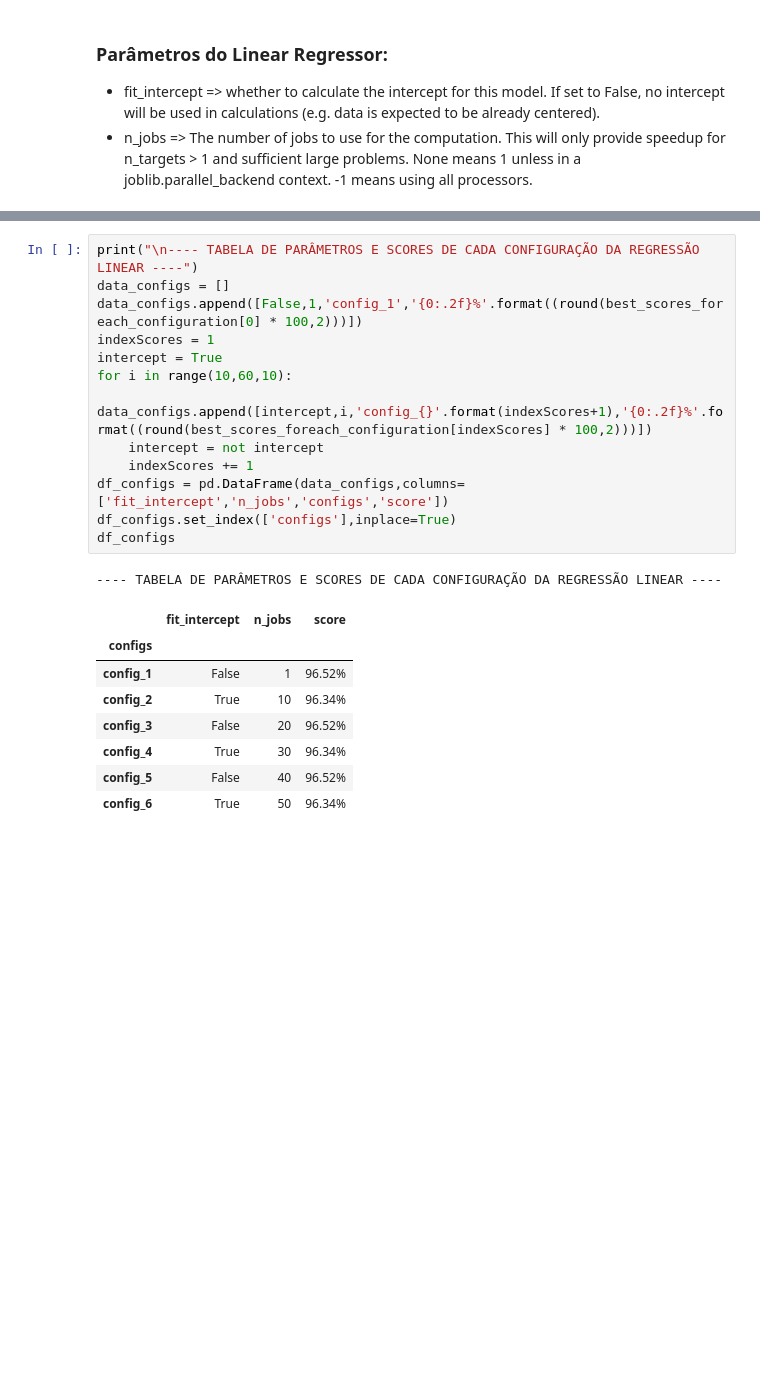
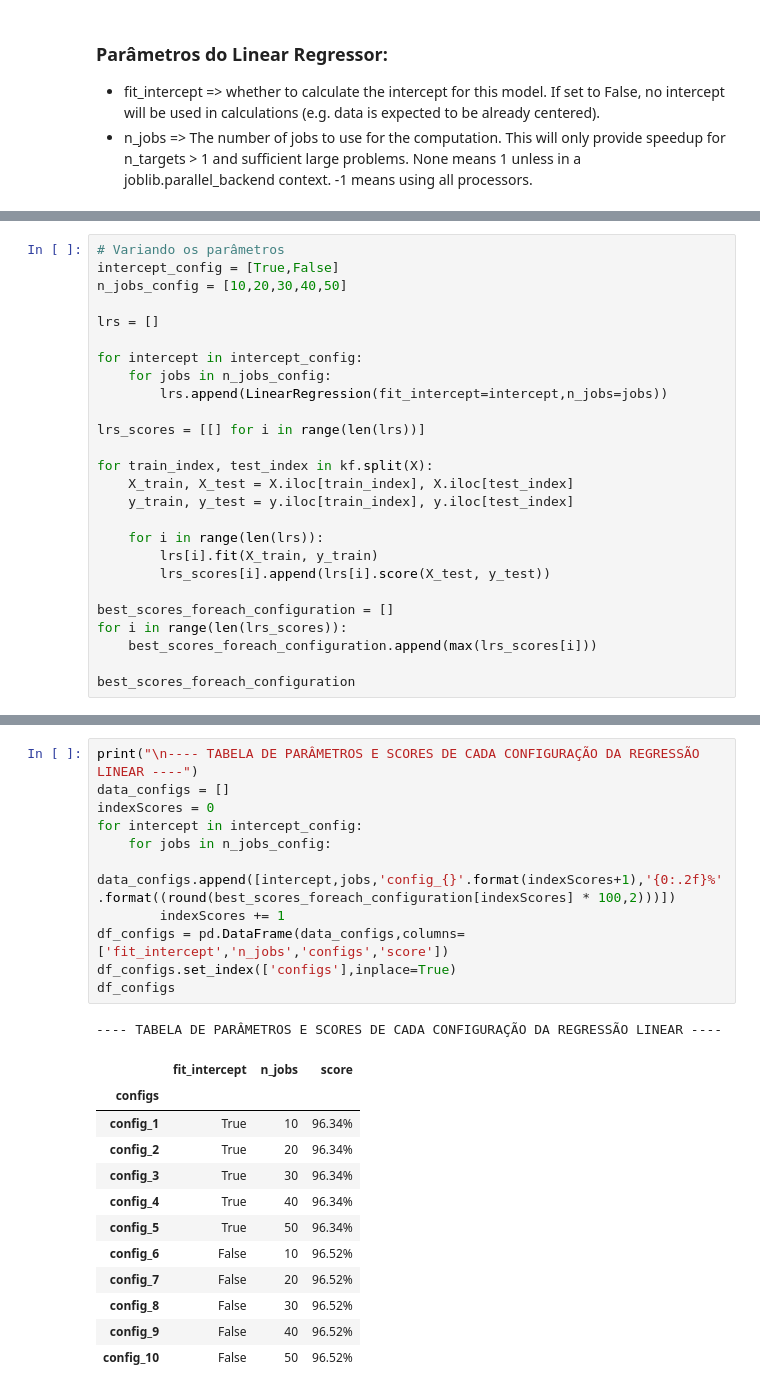
Before and after one commit to matheusraz/DS-Project, a Jupyter notebook: NewHip3.ipynb, the cells around one changed output, grey strips where cells are left out. Drawn from its saved outputs; the diff is of its cells as text; blank space fills up the shorter version.

```diff
--- a/NewHip3.ipynb
+++ b/NewHip3.ipynb
@@ -131,0 +77,26 @@ best_scores_foreach_configuration
+# %%
+# Variando os parâmetros
+intercept_config = [True,False]
+n_jobs_config = [10,20,30,40,50]
+
+lrs = []
+
+for intercept in intercept_config:
+    for jobs in n_jobs_config:
+        lrs.append(LinearRegression(fit_intercept=intercept,n_jobs=jobs))
+
+lrs_scores = [[] for i in range(len(lrs))]
+
+for train_index, test_index in kf.split(X):
+    X_train, X_test = X.iloc[train_index], X.iloc[test_index]
+    y_train, y_test = y.iloc[train_index], y.iloc[test_index]
+
+    for i in range(len(lrs)):
+        lrs[i].fit(X_train, y_train)
+        lrs_scores[i].append(lrs[i].score(X_test, y_test))
+
+best_scores_foreach_configuration = []
+for i in range(len(lrs_scores)):
+    best_scores_foreach_configuration.append(max(lrs_scores[i]))
+
+best_scores_foreach_configuration
@@ -139,23 +120,25 @@ LinearRegression(copy_X=True, fit_intercept=False, n_jobs=1, normalize=False)
 # %%
 print("\n---- TABELA DE PARÂMETROS E SCORES DE CADA CONFIGURAÇÃO DA REGRESSÃO LINEAR ----")
 data_configs = []
-data_configs.append([False,1,'config_1','{0:.2f}%'.format((round(best_scores_foreach_configuration[0] * 100,2)))])
-indexScores = 1
-intercept = True
-for i in range(10,60,10):
-    data_configs.append([intercept,i,'config_{}'.format(indexScores+1),'{0:.2f}%'.format((round(best_scores_foreach_configuration[indexScores] * 100,2)))])
-    intercept = not intercept
-    indexScores += 1
+indexScores = 0
+for intercept in intercept_config:
+    for jobs in n_jobs_config:
+        data_configs.append([intercept,jobs,'config_{}'.format(indexScores+1),'{0:.2f}%'.format((round(best_scores_foreach_configuration[indexScores] * 100,2)))])
+        indexScores += 1
 df_configs = pd.DataFrame(data_configs,columns=['fit_intercept','n_jobs','configs','score'])
 df_configs.set_index(['configs'],inplace=True)
 df_configs
 # %% [output]
 ---- TABELA DE PARÂMETROS E SCORES DE CADA CONFIGURAÇÃO DA REGRESSÃO LINEAR ----
 |  | fit_intercept | n_jobs | score |
 | configs |  |  |  |
-| config_1 | False | 1 | 96.52% |
-| config_2 | True | 10 | 96.34% |
-| config_3 | False | 20 | 96.52% |
-| config_4 | True | 30 | 96.34% |
-| config_5 | False | 40 | 96.52% |
-| config_6 | True | 50 | 96.34% |
+| config_1 | True | 10 | 96.34% |
+| config_2 | True | 20 | 96.34% |
+| config_3 | True | 30 | 96.34% |
+| config_4 | True | 40 | 96.34% |
+| config_5 | True | 50 | 96.34% |
+| config_6 | False | 10 | 96.52% |
+| config_7 | False | 20 | 96.52% |
+| config_8 | False | 30 | 96.52% |
+| config_9 | False | 40 | 96.52% |
+| config_10 | False | 50 | 96.52% |
```
Also changed, not shown: parts of 3 cells of this notebook, 1 other file.
